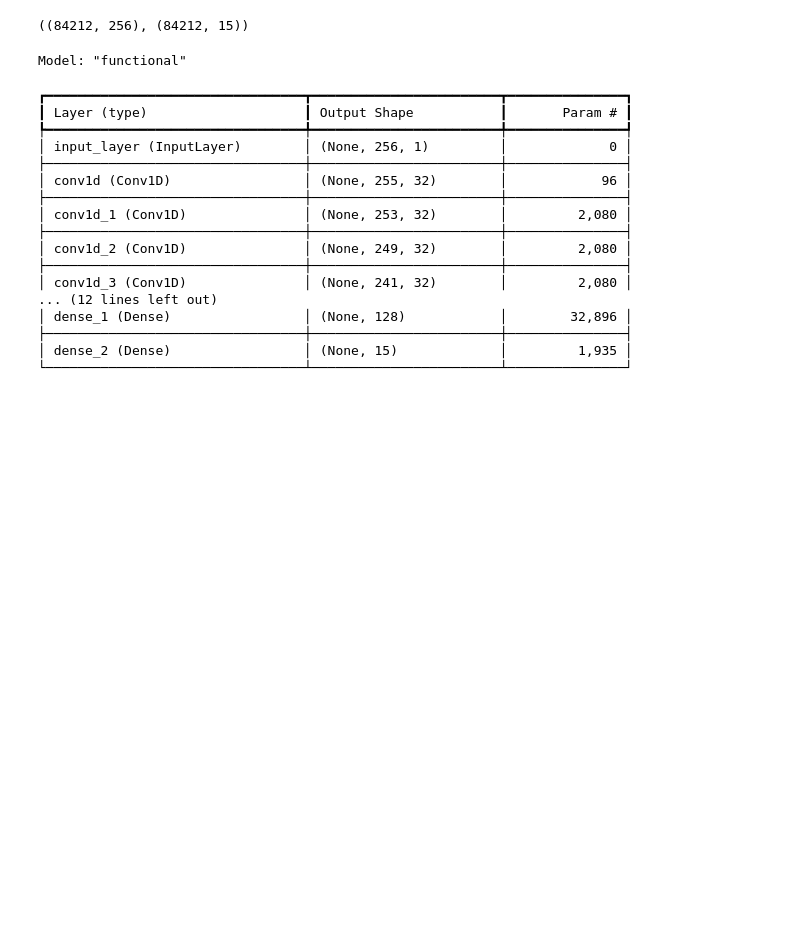
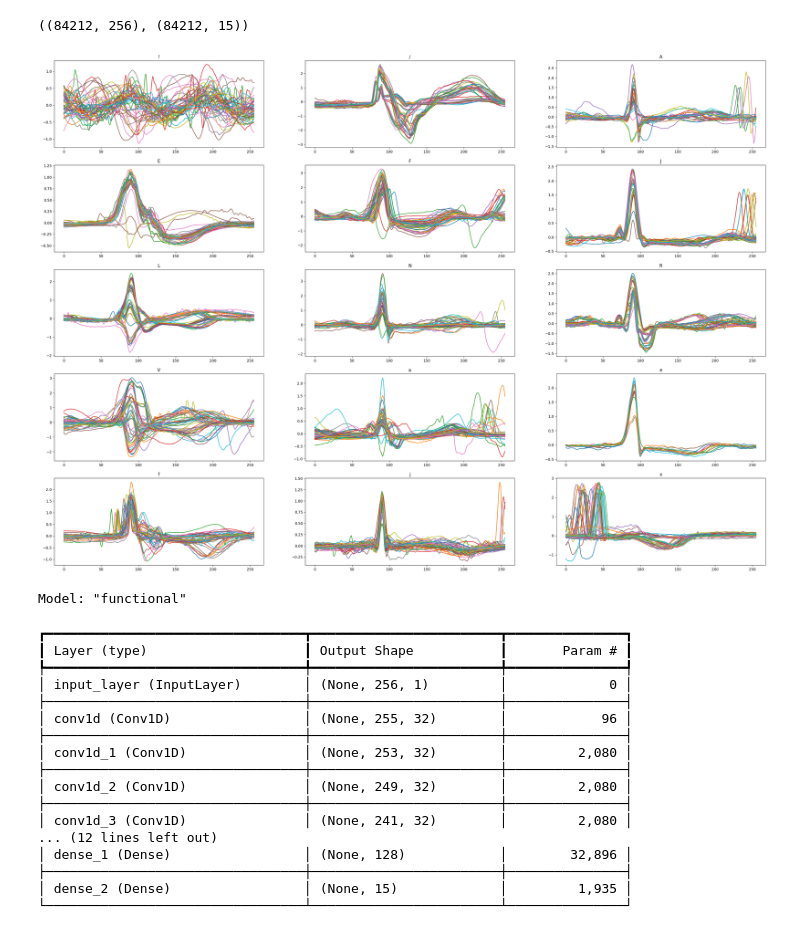
Before and after one commit to darinvi/NN-Exam-Mitdb, a Jupyter notebook: stuff.ipynb, the cells around one changed output. Cells and saved outputs as stored; diff of their text form; code cells hidden in the pictures; blank space fills up the shorter version.

Commit message:
add visualizations

```diff
--- a/stuff.ipynb
+++ b/stuff.ipynb
@@ -98,6 +99,18 @@ def get_training_data():
 X_train.shape, y_train.shape
 # %% [output]
 ((84212, 256), (84212, 15))
+# %%
+np.random.seed(42)
+_, axs = plt.subplots(len(names) // 3, 3, figsize=(35, 25))
+axs = axs.flatten()
+for i, n in enumerate(names):
+    mask = np.argmax(y_train, axis=1) == i
+    for j in np.random.permutation(mask.sum())[:50]:
+        axs[i].plot(X_train[mask][j])
+    axs[i].set_title(n)
+plt.show()
+# %% [output]
+[figure, added]
 # %%
 def get_model(input_shape=(256,1), num_classes=15):
     inp = tf.keras.layers.Input(shape=input_shape)
```
Also changed, not shown: parts of 8 cells of this notebook.
